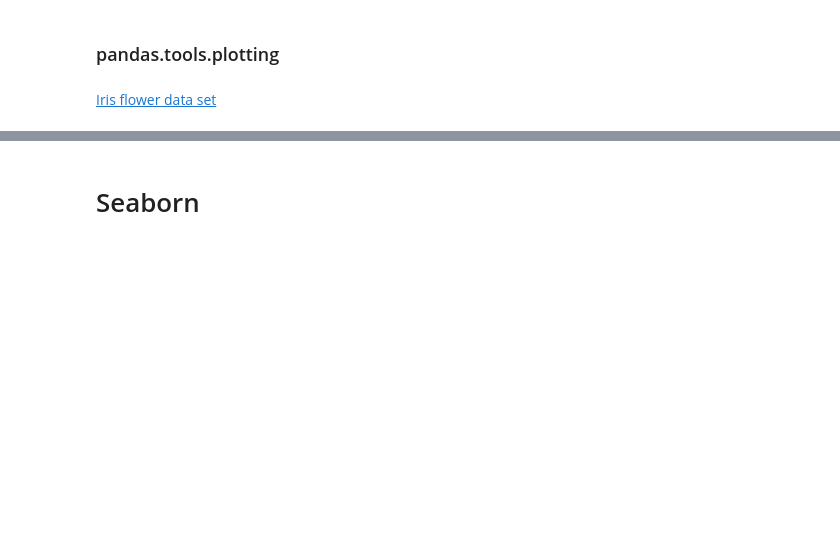
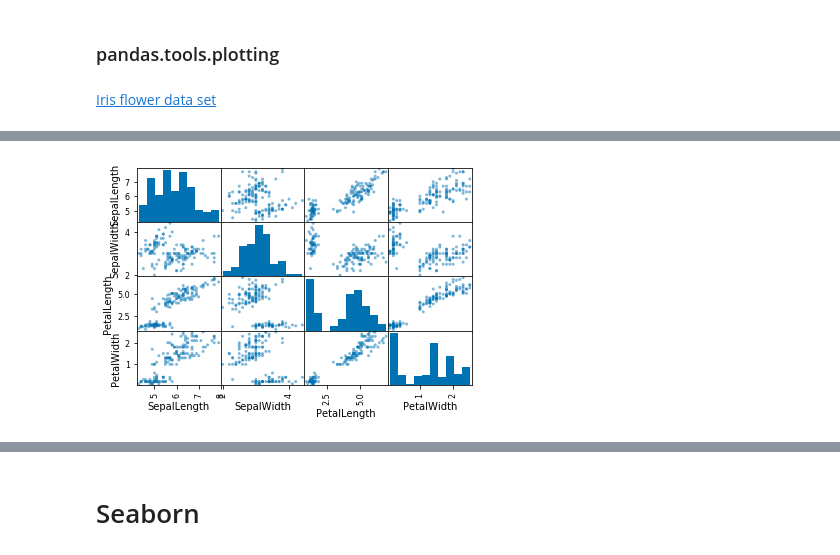
Before and after one commit to zhzhzh/my_notebooks, a Jupyter notebook: python-plotting/Week4.ipynb, the cells around one changed output, grey strips where cells are left out. Drawn from its saved outputs; the diff is of its cells as text; code cells hidden in the pictures; blank space fills up the shorter version.

```diff
--- a/python-plotting/Week4.ipynb
+++ b/python-plotting/Week4.ipynb
@@ -94,4 +114,6 @@ iris.head()
 # %%
-pd.tools.plotting.scatter_matrix(iris);
+pd.plotting.scatter_matrix(iris);
+# %% [output]
+[figure, added]
 # %%
 plt.figure()
```
Also changed, not shown: parts of 18 cells of this notebook, 1 other file.
